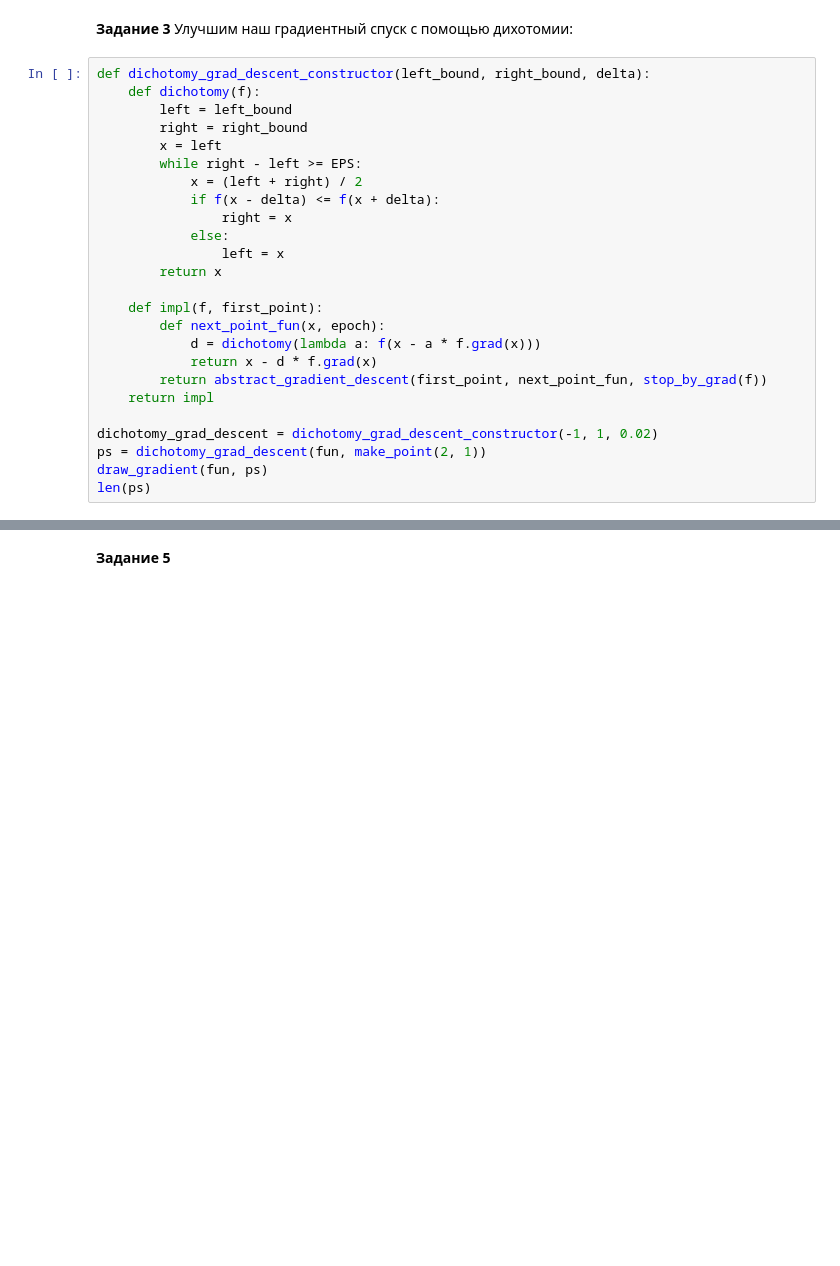
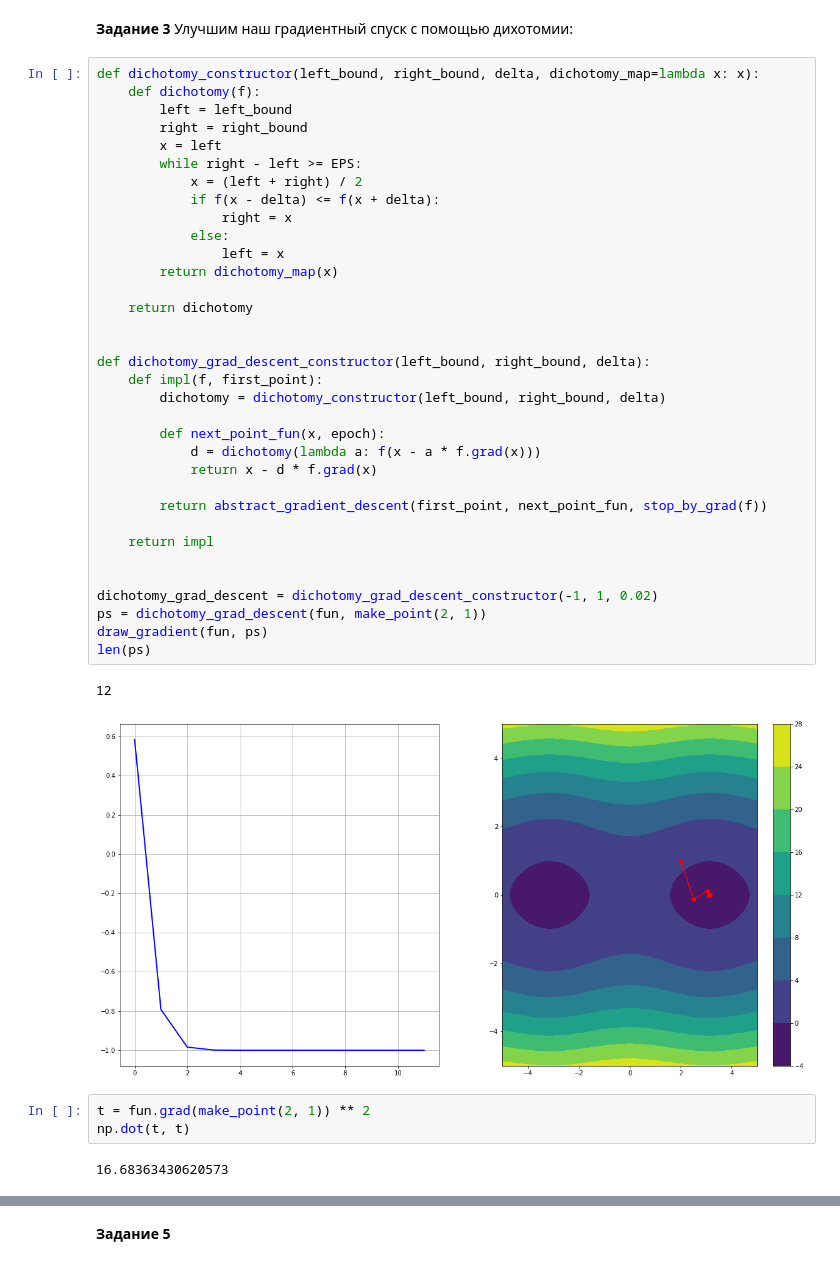
Before and after one commit to labs-metoptim/lab-metopt-1, a Jupyter notebook: test.ipynb, the cells around one changed output, grey strips where cells are left out. Saved outputs shown, nothing was run; the diff lists cells and outputs as text; blank space fills up the shorter version.

```diff
--- a/test.ipynb
+++ b/test.ipynb
@@ -105,30 +142,47 @@ test(fun, make_point(2, 1), exp_lin_rate_test_list)
 __Задание 3__
 Улучшим наш градиентный спуск с помощью дихотомии:
 # %%
-def dichotomy_grad_descent_constructor(left_bound, right_bound, delta):
+def dichotomy_constructor(left_bound, right_bound, delta, dichotomy_map=lambda x: x):
     def dichotomy(f):
         left = left_bound
         right = right_bound
         x = left
         while right - left >= EPS:
             x = (left + right) / 2
             if f(x - delta) <= f(x + delta):
                 right = x
             else:
                 left = x
-        return x
+        return dichotomy_map(x)
 
+    return dichotomy
+
+
+def dichotomy_grad_descent_constructor(left_bound, right_bound, delta):
     def impl(f, first_point):
+        dichotomy = dichotomy_constructor(left_bound, right_bound, delta)
+
         def next_point_fun(x, epoch):
             d = dichotomy(lambda a: f(x - a * f.grad(x)))
             return x - d * f.grad(x)
+
         return abstract_gradient_descent(first_point, next_point_fun, stop_by_grad(f))
+
     return impl
+
 
 dichotomy_grad_descent = dichotomy_grad_descent_constructor(-1, 1, 0.02)
 ps = dichotomy_grad_descent(fun, make_point(2, 1))
 draw_gradient(fun, ps)
 len(ps)
+# %% [output]
+12
+[figure, added]
+# %%
+t = fun.grad(make_point(2, 1)) ** 2
+np.dot(t, t)
+# %% [output]
+16.68363430620573
 # %% [markdown]
 __Задание 4__
 Применим к полученному алгоритму усиленные условия Вольфе
```
Also changed, not shown: parts of 11 cells of this notebook.
